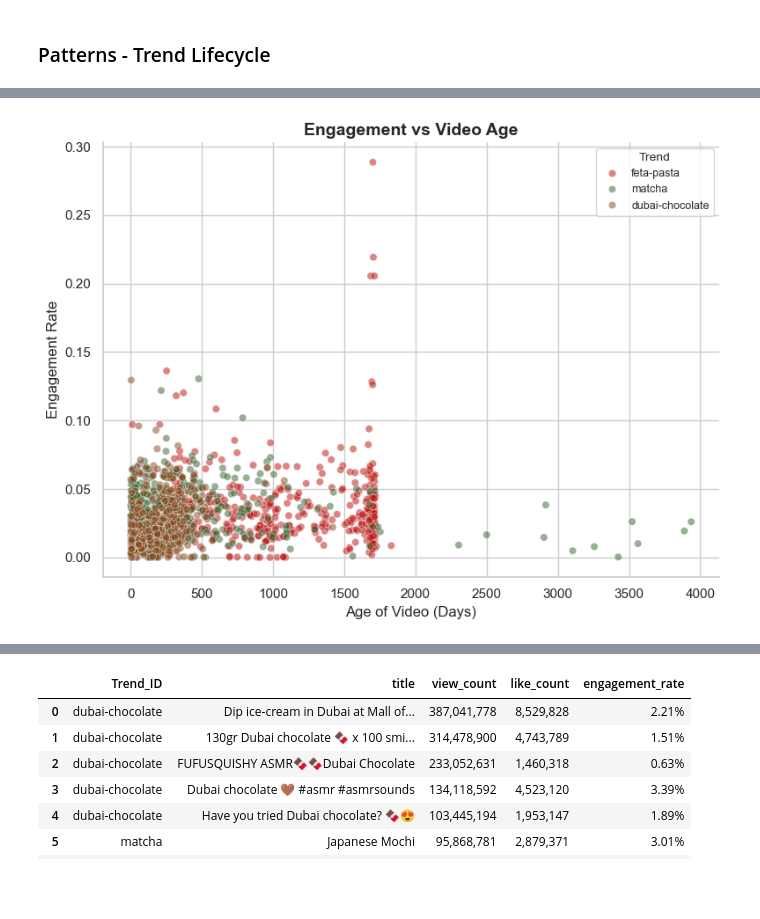
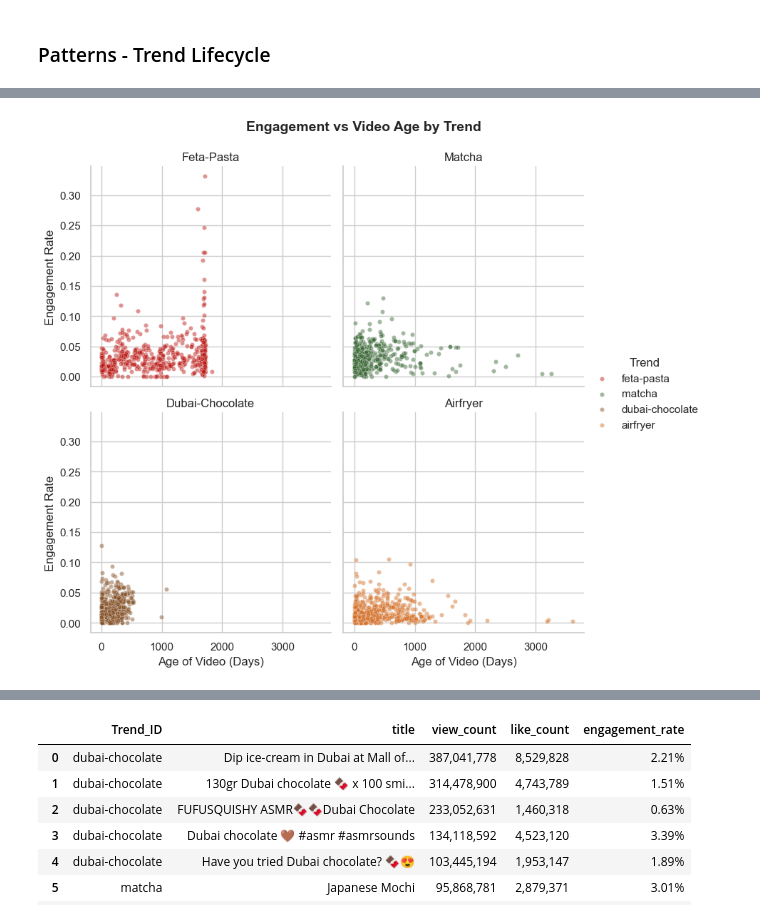
Before and after one commit to kzumreen/FoodTrendsPrediction, a Jupyter notebook: youtubedata.ipynb, the cells around one changed output, grey strips where cells are left out. Drawn from its saved outputs; the diff is of its cells as text; code cells hidden in the pictures; blank space fills up the shorter version.

```diff
--- a/youtubedata.ipynb
+++ b/youtubedata.ipynb
@@ -143,7 +173,7 @@ plt.show()
 # %%
 #Trend Lifecycle Over Time (Popularity Curve)
 
-# Total daily views per trend
+# Total views per trend
 # --- Weekly aggregation of total views ---
 weekly_views = (
     df.groupby(['Trend_ID', pd.Grouper(key='Date', freq='W-MON')])['view_count']
@@ -155,11 +185,17 @@ weekly_views = (
 pivot_views = weekly_views.pivot(index='Date', columns='Trend_ID', values='weekly_views').fillna(0)
 pivot_views = pivot_views.rolling(window=3, min_periods=1).mean()  # 3-week smoothing
 
-# --- Trend order (for consistency across plots) ---
-cols = ['dubai-chocolate','feta-pasta','matcha']
+colors = {
+    'dubai-chocolate':'#3A1F04',
+    'feta-pasta':'#B90E0A',
+    'matcha':'#32612D',
+    'airfryer':'#D2691E'
+}
+
+cols = ['dubai-chocolate','feta-pasta','matcha','airfryer']
 
 # --- Create separate subplots for clarity ---
-fig, axes = plt.subplots(nrows=3, ncols=1, figsize=(12,8), sharex=True)
+fig, axes = plt.subplots(nrows=4, ncols=1, figsize=(12,8), sharex=True)
 
 for ax, trend in zip(axes, cols):
     series = pivot_views[trend]
@@ -181,6 +217,9 @@ for ax, trend in zip(axes, cols):
 sns.despine()
 axes[-1].set_xlabel('Date', fontsize=11)
 fig.suptitle('Weekly Total Views per Trend', fontsize=14, weight='bold')
+
+# focus x-range on active years
+plt.xlim(pd.Timestamp('2019-01-01'), df['Date'].max())
 plt.tight_layout(rect=[0, 0, 1, 0.97])
 plt.show()
 # %% [output]
@@ -287,25 +346,45 @@ plt.show()
 # %%
-#Trend Longevity (Age vs Engagement)
+#Trend Longevity (Video Age vs Engagement)
 
-plt.figure(figsize=(8,6))
-sns.scatterplot(
-    data=df,
+palette = {
+    'matcha': '#32612D',
+    'dubai-chocolate': '#7E481C',
+    'feta-pasta': '#B90E0A',
+    'airfryer': '#D2691E'
+}
+
+# Create FacetGrid: 2x2 layout, shared x/y axes
+g = sns.FacetGrid(
+    df,
+    col='Trend_ID',
+    hue='Trend_ID',
+    palette=palette,
+    col_wrap=2,
+    height=4,
+    sharex=True,
+    sharey=True
+)
+
+g.map_dataframe(
+    sns.scatterplot,
     x='age_days',
     y='engagement_rate',
-    hue='Trend_ID',
-    palette={
-        'matcha': '#32612D' ,
-        'dubai-chocolate': '#7E481C',
-        'feta-pasta': '#B90E0A'
-    },
-    alpha=0.5
+    alpha=0.45,
+    s=20
 )
-plt.title('Engagement vs Video Age', fontsize=14, weight='bold')
-plt.xlabel('Age of Video (Days)', fontsize=12)
-plt.ylabel('Engagement Rate', fontsize=12)
-plt.legend(title='Trend', fontsize=9, title_fontsize=10)
+
+# Use the correct placeholder and then title-case each subplot title
+g.set_titles(col_template='{col_name}')        # correct placeholder
+g.set_axis_labels('Age of Video (Days)', 'Engagement Rate')
+
+# title-case the printed titles (replace underscores with spaces)
+for ax in g.axes.flat:
+    ax.set_title(ax.get_title().replace('_', ' ').title())
+
+plt.subplots_adjust(top=0.9)
+g.fig.suptitle('Engagement vs Video Age by Trend', fontsize=14, weight='bold')
+g.add_legend(title='Trend')
 sns.despine()
-plt.tight_layout()
 plt.show()
 # %% [output]
-[figure, old version]
+[figure, new version]
```
Also changed, not shown: parts of 14 cells of this notebook, 2 other files.
